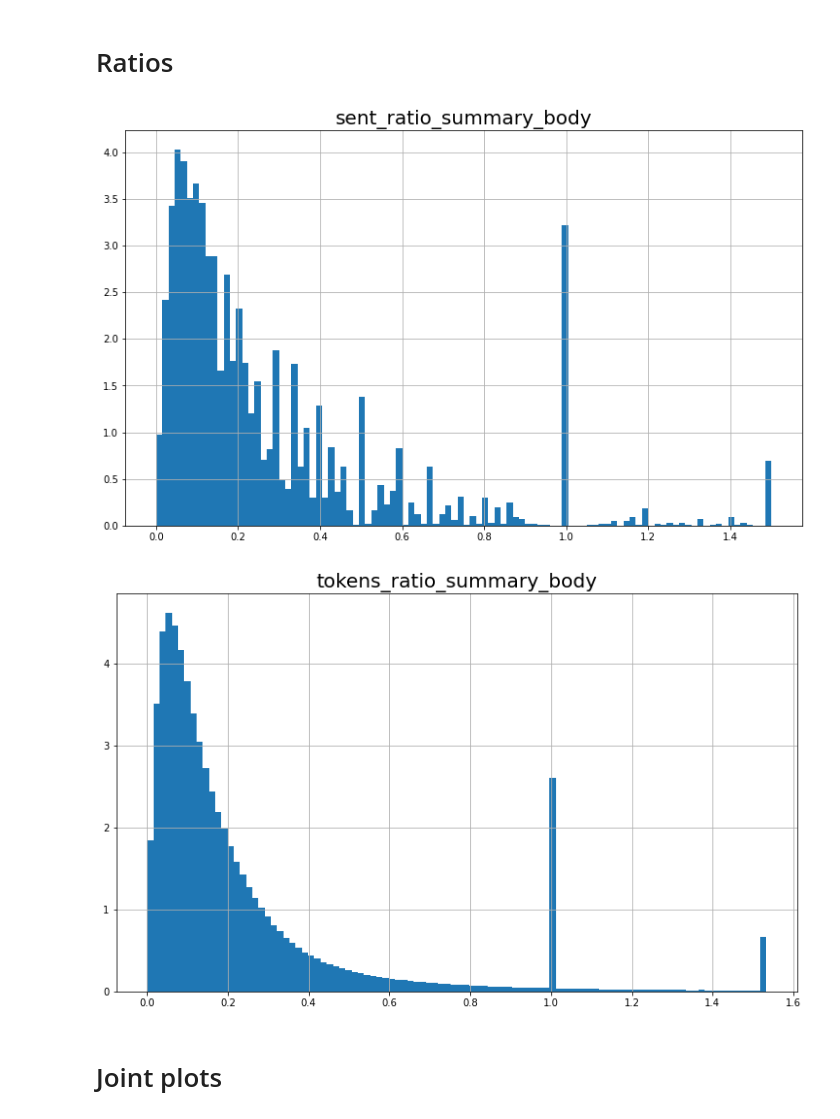
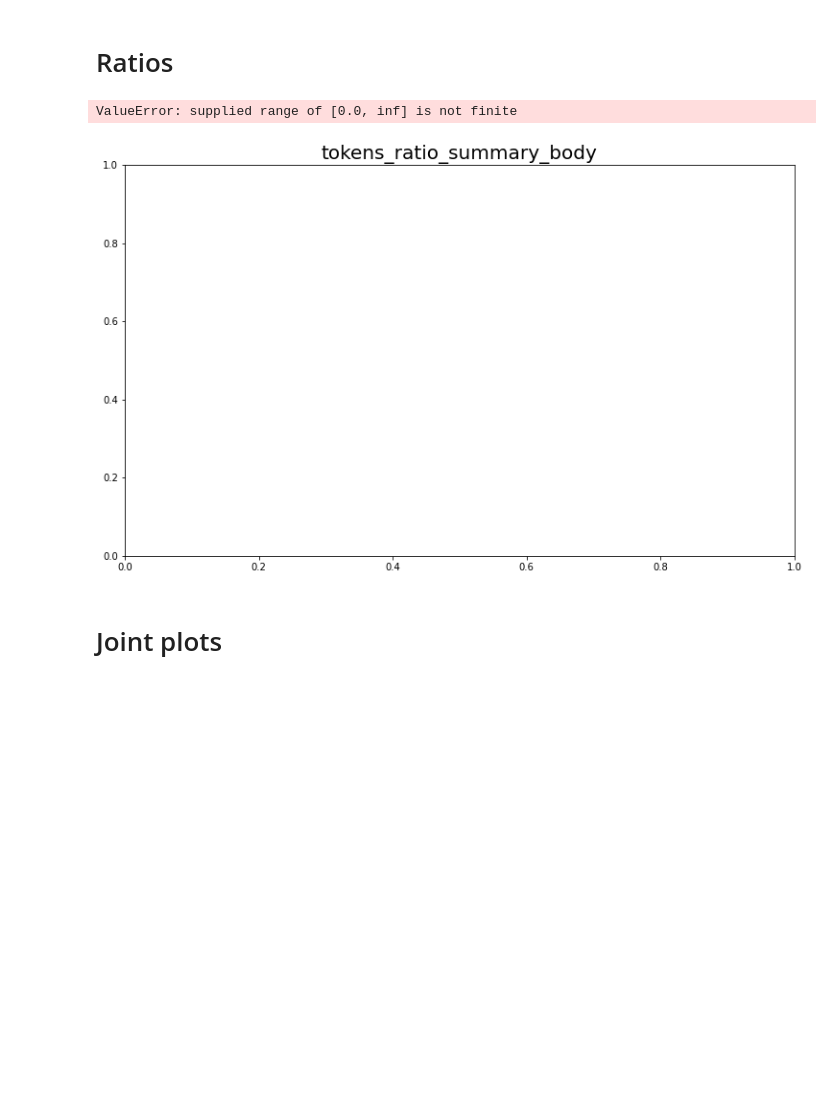
Before and after one commit to IvanRoblesMunoz/document_information_extraction, a Jupyter notebook: notebooks/EDA/01.evaluate-token-distribution.ipynb, the cells around one changed output. Drawn from its saved outputs; the diff is of its cells as text; code cells hidden in the pictures; blank space fills up the shorter version.

```diff
--- a/notebooks/EDA/01.evaluate-token-distribution.ipynb
+++ b/notebooks/EDA/01.evaluate-token-distribution.ipynb
@@ -49,7 +26,7 @@ data = retrieve_query(query)
 # %%
 data = pd.DataFrame(
     data,
-    columns=COLUMNS,
+    columns=["pageid", "title", "summary_word_count", "body_word_count"],
 )
 # %%
 print(f"Number of observations: {len(data)}")
@@ -78,8 +62,8 @@ dtype: int64
 # %%
-for var in COLUMNS_NUMERICAL:
+for var in [ "summary_word_count", "body_word_count"]:
     plt.figure(figsize = (12.5,7.5))
     plt.title(var, fontsize = 20)
-    quantile = data[var].quantile(.99)
+    quantile = data[var].quantile(.95)
     data[var].clip(0,quantile).hist(bins = int(min(100,quantile)), density = True)
     plt.show()
 # %% [output]
@@ -90,18 +72,17 @@ for var in COLUMNS_NUMERICAL:
 # %% [markdown]
 # Ratios
 # %%
-data["sent_ratio_summary_body"]=data["n_sent_summary"]/data["n_sent_body"]
-data["tokens_ratio_summary_body"]=data["n_tokens_summary"]/data["n_tokens_text"]
+data["tokens_ratio_summary_body"]=data["summary_word_count"]/data["body_word_count"]
 # %%
-for var in ["sent_ratio_summary_body","tokens_ratio_summary_body"]:
+for var in ["tokens_ratio_summary_body"]:
     plt.figure(figsize = (12.5,7.5))
     plt.title(var, fontsize = 20)
-    quantile = data[var].quantile(.99)
+    quantile = data[var].quantile(.90)
     data[var].clip(0,quantile).hist(bins = 100, density = True)
     plt.show()
 # %% [output]
+ValueError: supplied range of [0.0, inf] is not finite
-[figure, old version]
+[figure, new version]
-[figure, removed]
 # %% [markdown]
 # Joint plots
 # %%
```
Also changed, not shown: parts of 13 cells of this notebook, 5 other files.
